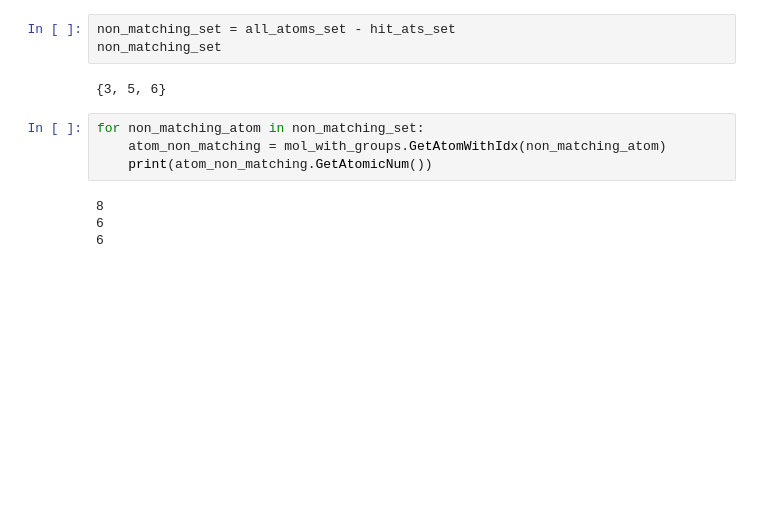
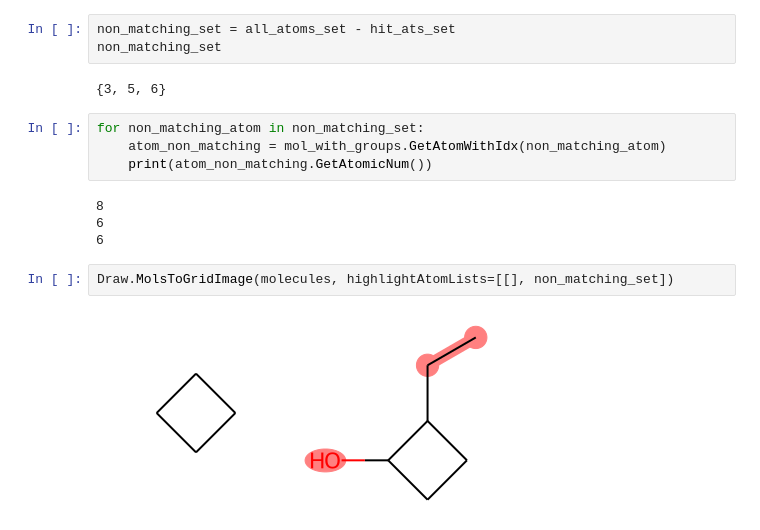
Before and after one commit to bertiewooster/RDKit-playing, a Jupyter notebook: SmilesMCStoGridImage.ipynb, the cells around one changed output. Drawn from its saved outputs; the diff is of its cells as text; blank space fills up the shorter version.

```diff
--- a/SmilesMCStoGridImage.ipynb
+++ b/SmilesMCStoGridImage.ipynb
@@ -210,3 +215,7 @@ for non_matching_atom in non_matching_set:
 8
 6
 6
+# %%
+Draw.MolsToGridImage(molecules, highlightAtomLists=[[], non_matching_set])
+# %% [output]
+[figure, added]
```
Also changed, not shown: parts of 1 cell of this notebook, 4 other files.
